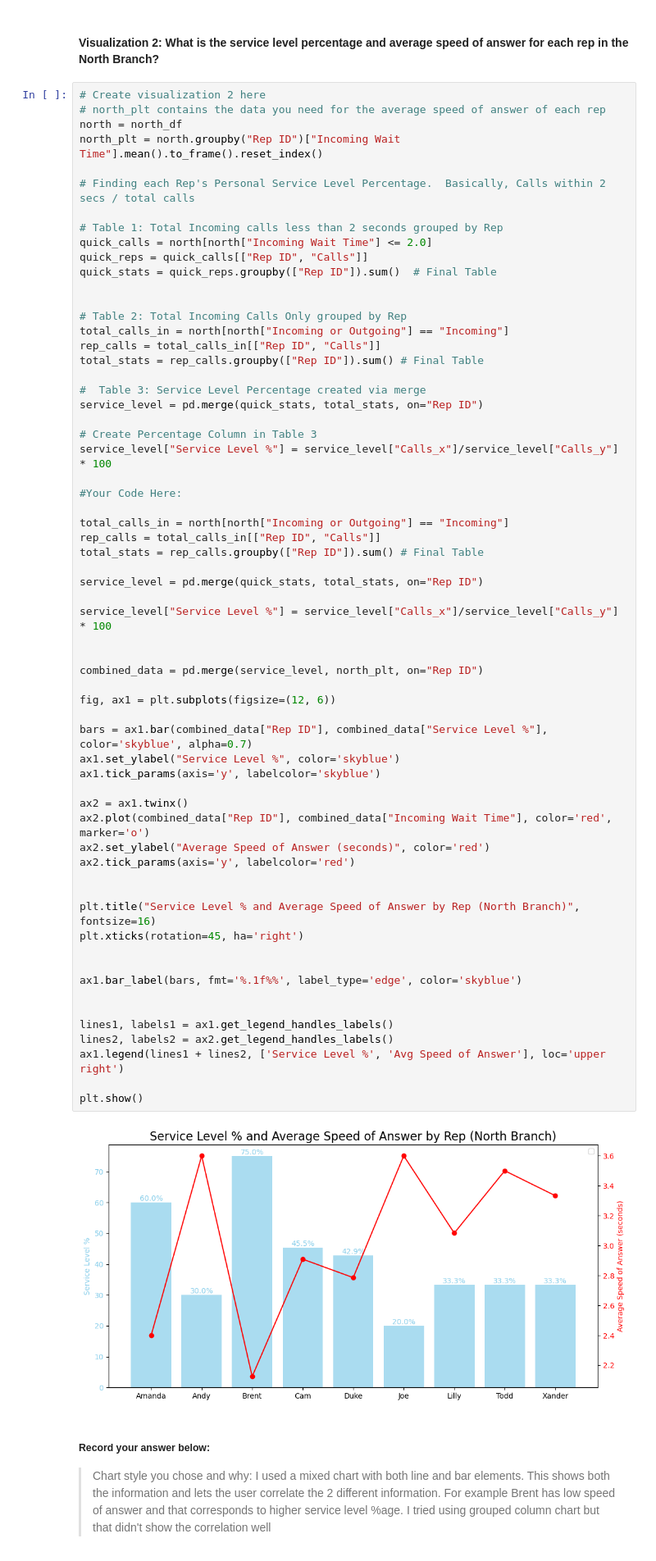
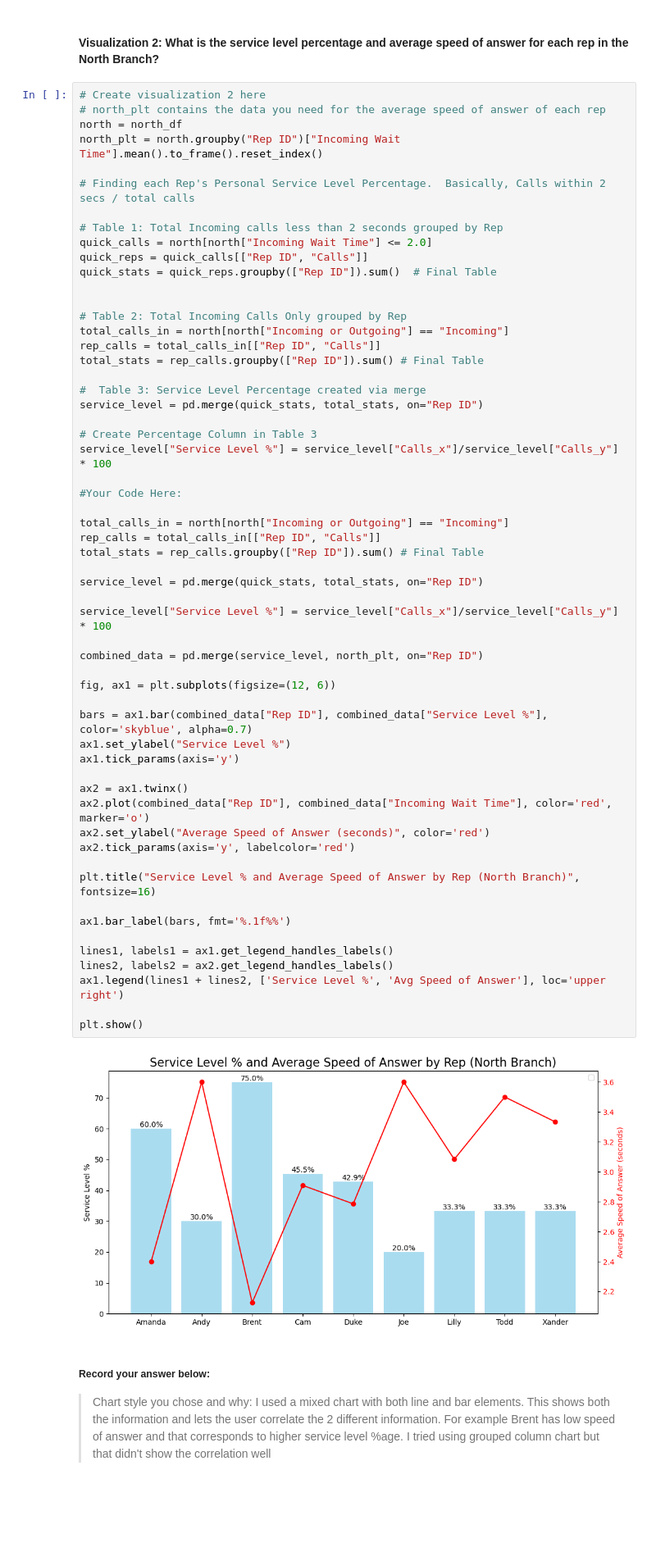
Before and after one commit to dhivyapradeep01/call-center-cleanup-assignment, a Jupyter notebook: Call_Center_Cleanup.ipynb, the cells around one changed output. Shown at 82% size. Drawn from its saved outputs; the diff is of its cells as text; blank space fills up the shorter version.

```diff
--- a/Call_Center_Cleanup.ipynb
+++ b/Call_Center_Cleanup.ipynb
@@ -549,43 +549,38 @@ service_level["Service Level %"] = service_level["Calls_x"]/service_level["Calls
 
 #Your Code Here:
 
 total_calls_in = north[north["Incoming or Outgoing"] == "Incoming"]
 rep_calls = total_calls_in[["Rep ID", "Calls"]]
 total_stats = rep_calls.groupby(["Rep ID"]).sum() # Final Table
 
 service_level = pd.merge(quick_stats, total_stats, on="Rep ID")
 
 service_level["Service Level %"] = service_level["Calls_x"]/service_level["Calls_y"] * 100
 
-
 combined_data = pd.merge(service_level, north_plt, on="Rep ID")
 
 fig, ax1 = plt.subplots(figsize=(12, 6))
 
 bars = ax1.bar(combined_data["Rep ID"], combined_data["Service Level %"], color='skyblue', alpha=0.7)
-ax1.set_ylabel("Service Level %", color='skyblue')
-ax1.tick_params(axis='y', labelcolor='skyblue')
+ax1.set_ylabel("Service Level %")
+ax1.tick_params(axis='y')
 
 ax2 = ax1.twinx()
 ax2.plot(combined_data["Rep ID"], combined_data["Incoming Wait Time"], color='red', marker='o')
 ax2.set_ylabel("Average Speed of Answer (seconds)", color='red')
 ax2.tick_params(axis='y', labelcolor='red')
 
+plt.title("Service Level % and Average Speed of Answer by Rep (North Branch)", fontsize=16)
 
-plt.title("Service Level % and Average Speed of Answer by Rep (North Branch)", fontsize=16)
-plt.xticks(rotation=45, ha='right')
-
-
-ax1.bar_label(bars, fmt='%.1f%%', label_type='edge', color='skyblue')
-
+ax1.bar_label(bars, fmt='%.1f%%')
 
 lines1, labels1 = ax1.get_legend_handles_labels()
 lines2, labels2 = ax2.get_legend_handles_labels()
 ax1.legend(lines1 + lines2, ['Service Level %', 'Avg Speed of Answer'], loc='upper right')
 
 plt.show()
 # %% [output]
-[figure, old version]
+[figure, new version]
 # %% [markdown]
 ##### Record your answer below:
 
```
Also changed, not shown: parts of 1 cell of this notebook.
